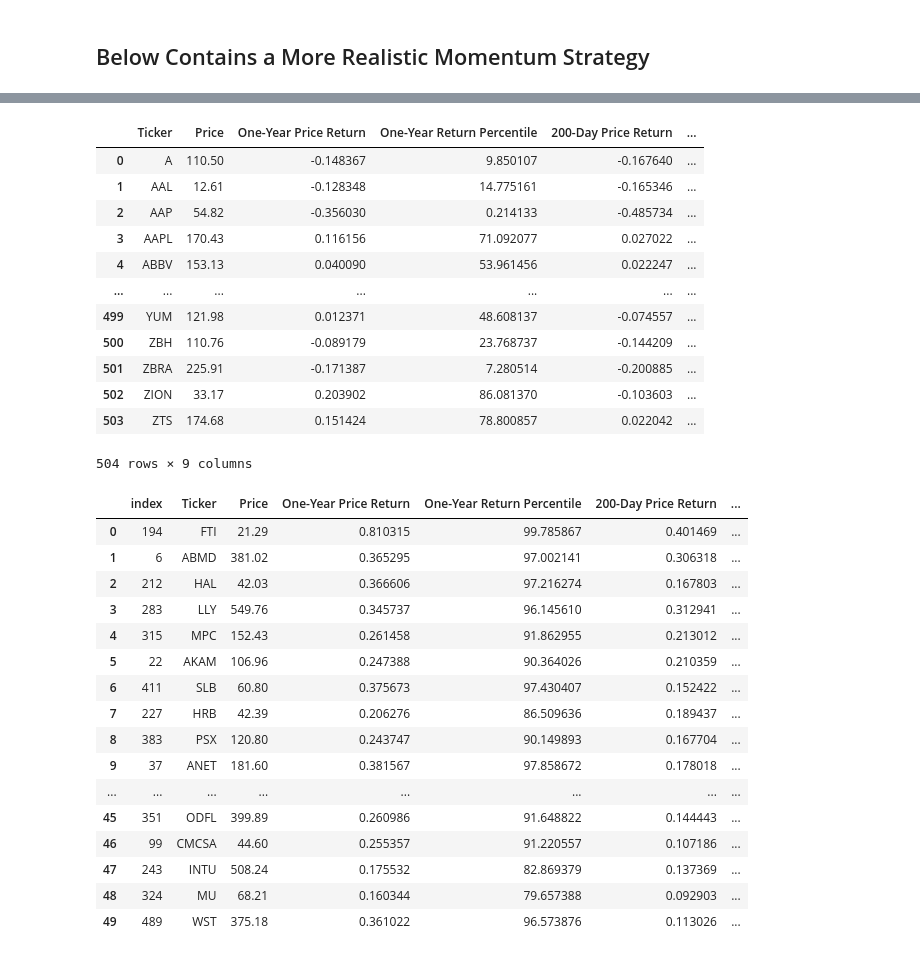
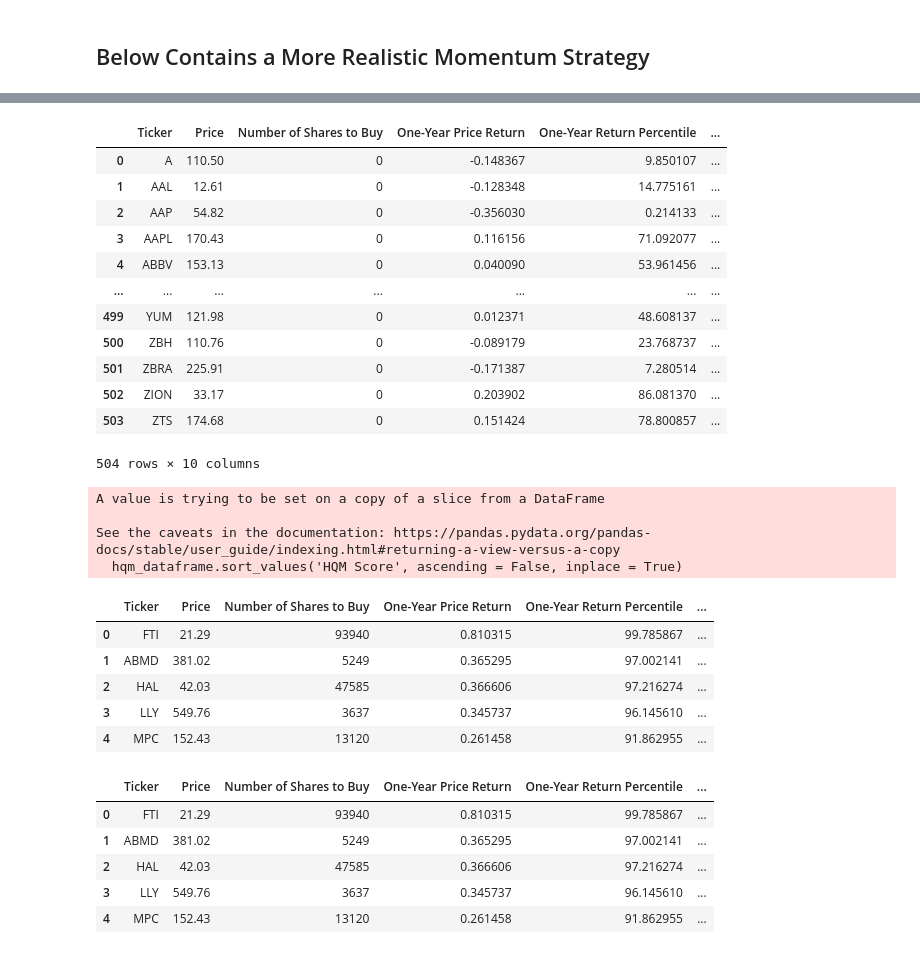
Before and after one commit to Hashim-Khan0/algorithmic_trading_intro, a Jupyter notebook: quantitative_momentum.ipynb, the cells around one changed output, grey strips where cells are left out. Cells and saved outputs as stored; diff of their text form; code cells hidden in the pictures.

Commit message:
the final table and values are loading with the appropriate calculations for the hqm score and formatted to an excel sheet for easy use

```diff
--- a/quantitative_momentum.ipynb
+++ b/quantitative_momentum.ipynb
@@ -112,6 +112,7 @@ final_dataframe.head()
 hqm_columns = [
     'Ticker',
     'Price',
+    'Number of Shares to Buy',
     'One-Year Price Return',
     'One-Year Return Percentile',
     '200-Day Price Return',
@@ -149,7 +150,7 @@ for symbol_string in symbol_strings:
         day200_return = float(result.get('twoHundredDayAverageChangePercent', np.nan))
         day50_return = float(result.get('fiftyDayAverageChangePercent', np.nan))
 
-        rows1.append([symbol, regular_market_price, year_price_return, 0, day200_return, 0, day50_return, 0, 0])
+        rows1.append([symbol, regular_market_price, 0, year_price_return, 0, day200_return, 0, day50_return, 0, 0])
 
     dataframe = pd.DataFrame(rows1, columns=hqm_columns)
     dataframes1.append(dataframe)
@@ -189,45 +190,47 @@ for row in hqm_dataframe.index:
 
 hqm_dataframe
 # %% [output]
-|  | Ticker | Price | One-Year Price Return | One-Year Return Percentile | 200-Day Price Return | ... |
-| 0 | A | 110.50 | -0.148367 | 9.850107 | -0.167640 | ... |
-| 1 | AAL | 12.61 | -0.128348 | 14.775161 | -0.165346 | ... |
-| 2 | AAP | 54.82 | -0.356030 | 0.214133 | -0.485734 | ... |
-| 3 | AAPL | 170.43 | 0.116156 | 71.092077 | 0.027022 | ... |
-| 4 | ABBV | 153.13 | 0.040090 | 53.961456 | 0.022247 | ... |
+|  | Ticker | Price | Number of Shares to Buy | One-Year Price Return | One-Year Return Percentile | ... |
+| 0 | A | 110.50 | 0 | -0.148367 | 9.850107 | ... |
+| 1 | AAL | 12.61 | 0 | -0.128348 | 14.775161 | ... |
+| 2 | AAP | 54.82 | 0 | -0.356030 | 0.214133 | ... |
+| 3 | AAPL | 170.43 | 0 | 0.116156 | 71.092077 | ... |
+| 4 | ABBV | 153.13 | 0 | 0.040090 | 53.961456 | ... |
 | ... | ... | ... | ... | ... | ... | ... |
-| 499 | YUM | 121.98 | 0.012371 | 48.608137 | -0.074557 | ... |
-| 500 | ZBH | 110.76 | -0.089179 | 23.768737 | -0.144209 | ... |
-| 501 | ZBRA | 225.91 | -0.171387 | 7.280514 | -0.200885 | ... |
-| 502 | ZION | 33.17 | 0.203902 | 86.081370 | -0.103603 | ... |
-| 503 | ZTS | 174.68 | 0.151424 | 78.800857 | 0.022042 | ... |
+| 499 | YUM | 121.98 | 0 | 0.012371 | 48.608137 | ... |
+| 500 | ZBH | 110.76 | 0 | -0.089179 | 23.768737 | ... |
+| 501 | ZBRA | 225.91 | 0 | -0.171387 | 7.280514 | ... |
+| 502 | ZION | 33.17 | 0 | 0.203902 | 86.081370 | ... |
+| 503 | ZTS | 174.68 | 0 | 0.151424 | 78.800857 | ... |
-504 rows × 9 columns
+504 rows × 10 columns
 # %%
 hqm_dataframe.sort_values('HQM Score', ascending = False, inplace = True)
 hqm_dataframe = hqm_dataframe[:50]
-hqm_dataframe.reset_index(inplace=True)
-hqm_dataframe
+hqm_dataframe.reset_index(drop=True, inplace=True)
+hqm_dataframe.head()
 # %% [output]
+A value is trying to be set on a copy of a slice from a DataFrame
+
+See the caveats in the documentation: https://pandas.pydata.org/pandas-docs/stable/user_guide/indexing.html#returning-a-view-versus-a-copy
+  hqm_dataframe.sort_values('HQM Score', ascending = False, inplace = True)
-|  | index | Ticker | Price | One-Year Price Return | One-Year Return Percentile | 200-Day Price Return | ... |
-| 0 | 194 | FTI | 21.29 | 0.810315 | 99.785867 | 0.401469 | ... |
-| 1 | 6 | ABMD | 381.02 | 0.365295 | 97.002141 | 0.306318 | ... |
-| 2 | 212 | HAL | 42.03 | 0.366606 | 97.216274 | 0.167803 | ... |
-| 3 | 283 | LLY | 549.76 | 0.345737 | 96.145610 | 0.312941 | ... |
-| 4 | 315 | MPC | 152.43 | 0.261458 | 91.862955 | 0.213012 | ... |
-| 5 | 22 | AKAM | 106.96 | 0.247388 | 90.364026 | 0.210359 | ... |
-| 6 | 411 | SLB | 60.80 | 0.375673 | 97.430407 | 0.152422 | ... |
-| 7 | 227 | HRB | 42.39 | 0.206276 | 86.509636 | 0.189437 | ... |
-| 8 | 383 | PSX | 120.80 | 0.243747 | 90.149893 | 0.167704 | ... |
-| 9 | 37 | ANET | 181.60 | 0.381567 | 97.858672 | 0.178018 | ... |
-| ... | ... | ... | ... | ... | ... | ... | ... |
-| 45 | 351 | ODFL | 399.89 | 0.260986 | 91.648822 | 0.144443 | ... |
-| 46 | 99 | CMCSA | 44.60 | 0.255357 | 91.220557 | 0.107186 | ... |
-| 47 | 243 | INTU | 508.24 | 0.175532 | 82.869379 | 0.137369 | ... |
-| 48 | 324 | MU | 68.21 | 0.160344 | 79.657388 | 0.092903 | ... |
-| 49 | 489 | WST | 375.18 | 0.361022 | 96.573876 | 0.113026 | ... |
+|  | Ticker | Price | Number of Shares to Buy | One-Year Price Return | One-Year Return Percentile | ... |
+| 0 | FTI | 21.29 | 93940 | 0.810315 | 99.785867 | ... |
+| 1 | ABMD | 381.02 | 5249 | 0.365295 | 97.002141 | ... |
+| 2 | HAL | 42.03 | 47585 | 0.366606 | 97.216274 | ... |
+| 3 | LLY | 549.76 | 3637 | 0.345737 | 96.145610 | ... |
+| 4 | MPC | 152.43 | 13120 | 0.261458 | 91.862955 | ... |
 # %%
 portfolio_input()
 # %%
-position_size = float(portfolio_size)/len(hqm_dataframe.index)
+position_size = float(portfolio_size/len(hqm_dataframe.index))
 for i in hqm_dataframe.index:
-    hqm_dataframe.loc[i, 'Number of Shares to Buy'] = math.floor(posotion_size/hq,)
+    hqm_dataframe.loc[i, 'Number of Shares to Buy'] = math.floor(position_size/hqm_dataframe.loc[i, 'Price'])
+
+hqm_dataframe.head()
+# %% [output]
+|  | Ticker | Price | Number of Shares to Buy | One-Year Price Return | One-Year Return Percentile | ... |
+| 0 | FTI | 21.29 | 93940 | 0.810315 | 99.785867 | ... |
+| 1 | ABMD | 381.02 | 5249 | 0.365295 | 97.002141 | ... |
+| 2 | HAL | 42.03 | 47585 | 0.366606 | 97.216274 | ... |
+| 3 | LLY | 549.76 | 3637 | 0.345737 | 96.145610 | ... |
+| 4 | MPC | 152.43 | 13120 | 0.261458 | 91.862955 | ... |
```
Also changed, not shown: parts of 6 cells of this notebook, 1 other file.
